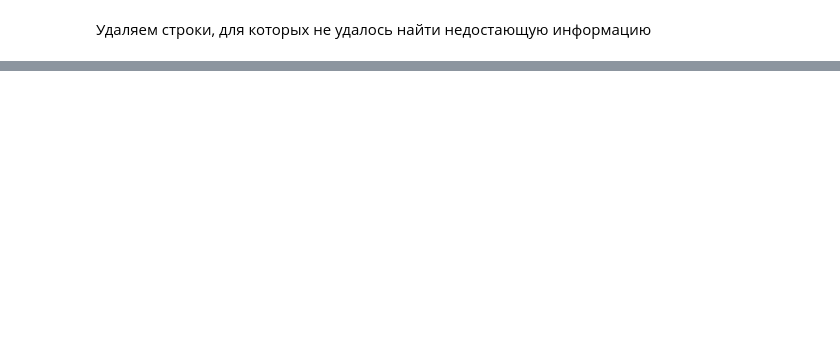
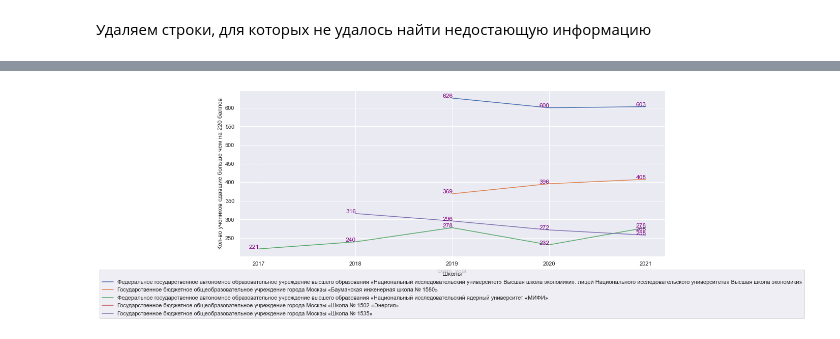
Before and after one commit to bebyakinb/geodata, a Jupyter notebook: schools_rate.ipynb, the cells around one changed output, grey strips where cells are left out. Drawn from its saved outputs; the diff is of its cells as text; code cells hidden in the pictures; blank space fills up the shorter version.

```diff
--- a/schools_rate.ipynb
+++ b/schools_rate.ipynb
@@ -74,5 +78,5 @@ for index, row in schools_raw_df.iterrows():
 # %%
 results_raw_df.rename(columns = {'Cells.EDU_NAME':'fullName', 'Cells.YEAR':'year', 'Cells.District': 'district', 'Cells.PASSES_OVER_220':'over_220', 'Cells.PASSER_UNDER_160': 'over_160'}, inplace = True)
 # %%
-results_raw_df = results_raw_df[results_raw_df['year'] == "2020-2021"]
-results = results_raw_df.merge(schools,how='left',on='fullName')
+results_raw_2021_df = results_raw_df[results_raw_df['year'] == "2020-2021"]
+results_2021 = results_raw_2021_df.merge(schools,how='left',on='fullName')
@@ -146,0 +167,6 @@ full_gdf.explore()
+# %%
+top5_names = results_raw_df[results_raw_df['year'] == "2020-2021"].sort_values('over_220', ascending=False)['fullName'].head(5)
+results_top5_df = pd.DataFrame(results_raw_df[results_raw_df['fullName'].isin(top5_names)])
+results_top5_df[['stady_start_year','exam_year']] = results_top5_df.year.str.split('-',expand=True)
+results_top5_df['exam_year'] = results_top5_df['exam_year'].astype(str).astype(int)
+results_top5_df
@@ -146,0 +191,22 @@ full_gdf.explore()
+# %%
+import matplotlib.pyplot as plt
+import seaborn as sns
+
+# Set figure size (width, height) in inches
+fig, ax = plt.subplots(figsize = ( 15 , 6 ))
+g = sns.lineplot(ax = ax,x='exam_year',y='over_220',hue='fullName', hue_order=top5_names,data=results_top5_df)
+#group data by product and display sales as line chart
+# results_top5_df.groupby('fullName')['over_220'].plot(legend=True)
+# g=sns.countplot(x=feature, hue='loss', data=data_tr)
+ax.legend(title='Школы',loc='lower center',bbox_to_anchor=(0.5,-0.39))
+ax.set_ylabel( "Кол-во учеников сдавшие больше чем на 220 баллов" , size = 12 )
+ax.locator_params(integer=True)
+# label points on the plot
+for x, y in zip(results_top5_df['exam_year'], results_top5_df['over_220']):
+ # the position of the data label relative to the data point can be adjusted by adding/subtracting a value from the x &/ y coordinates
+ plt.text(x = x-0.1, # x-coordinate position of data label
+ y = y+1, # y-coordinate position of data label, adjusted to be 150 below the data point
+ s = '{:.0f}'.format(y), # data label, formatted to ignore decimals
+ color = 'purple') # set colour of line
+# %% [output]
+[figure, added]
```
Also changed, not shown: parts of 28 cells of this notebook.
